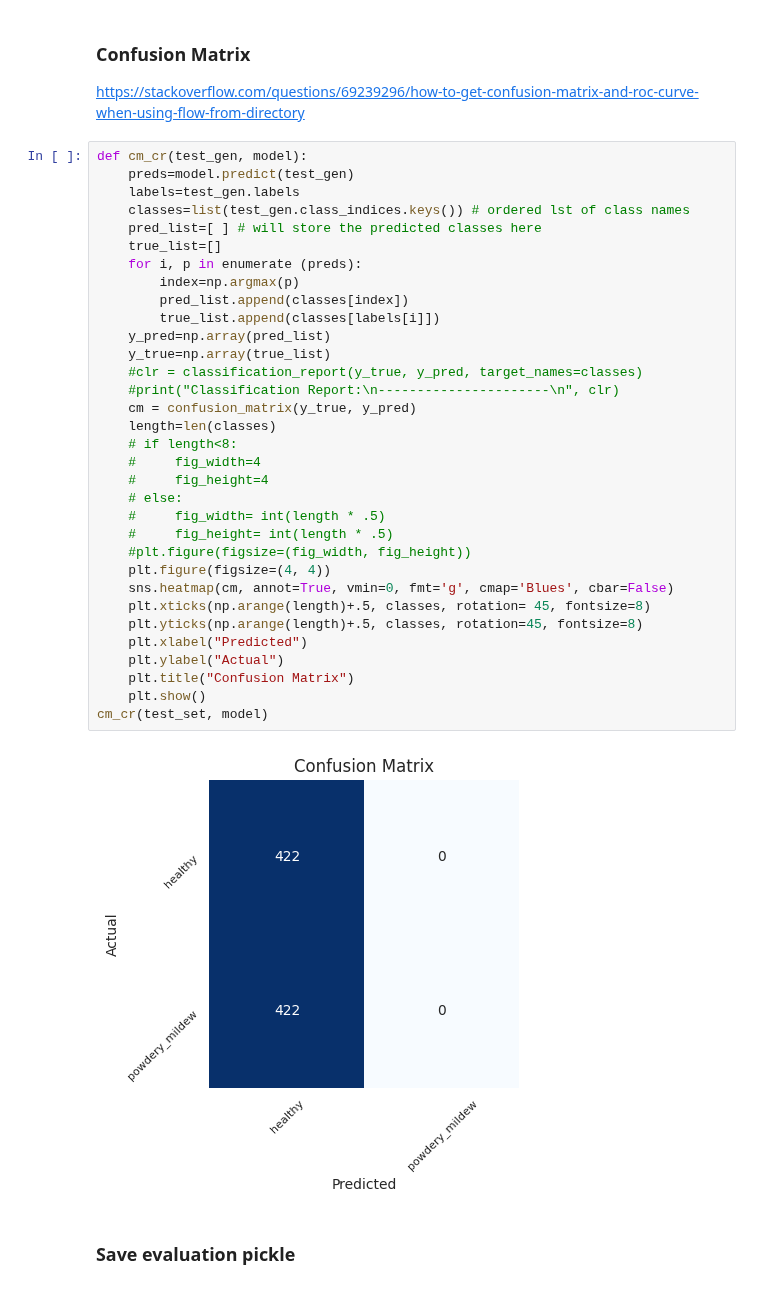
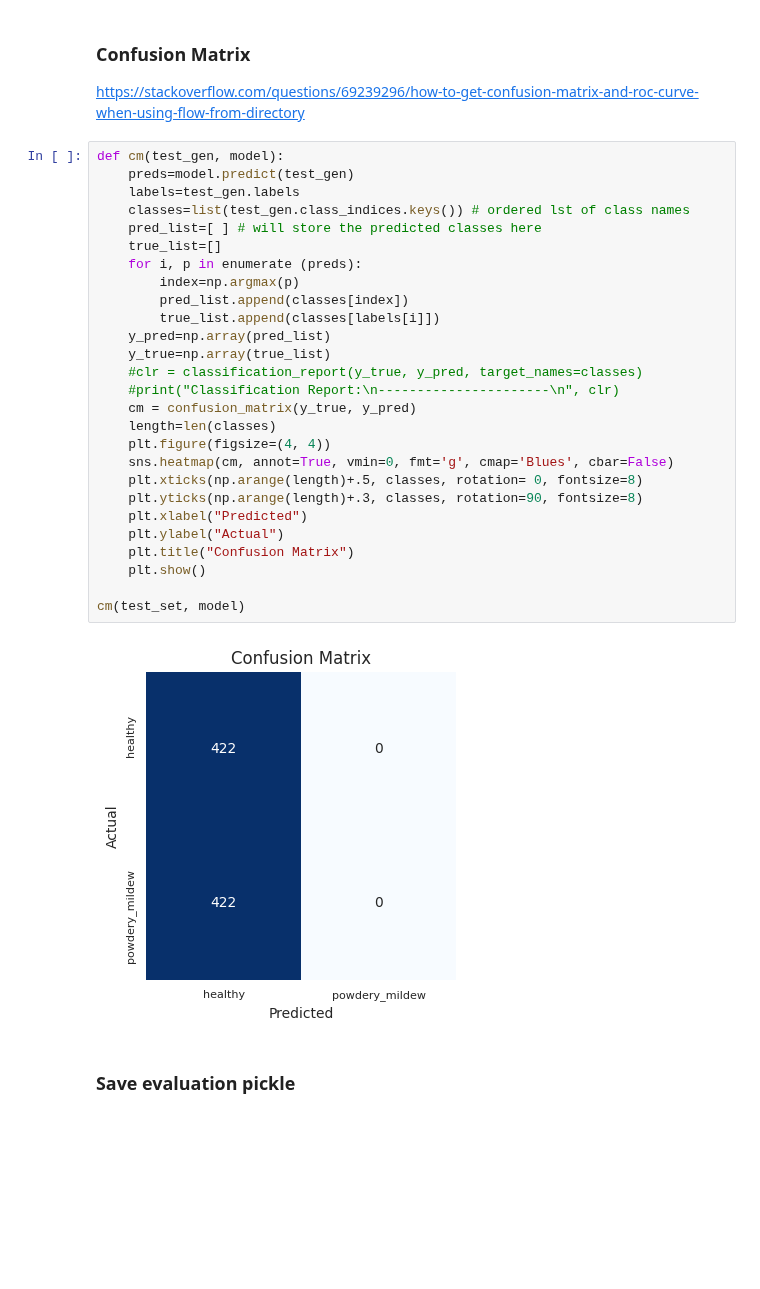
Before and after one commit to cla-cif/Cherry-Powdery-Mildew-Detector, a Jupyter notebook: jupyter_notebooks/ModellingEvaluating2.ipynb, the cells around one changed output. Cells and saved outputs as stored; diff of their text form; blank space fills up the shorter version.

Commit message:
modellingeval2: train model, debug confusion matrix function

```diff
--- a/jupyter_notebooks/ModellingEvaluating2.ipynb
+++ b/jupyter_notebooks/ModellingEvaluating2.ipynb
@@ -478,40 +484,34 @@ powdery_mildew       0.00      0.00      0.00       422
 ### Confusion Matrix
 https://stackoverflow.com/questions/69239296/how-to-get-confusion-matrix-and-roc-curve-when-using-flow-from-directory
 # %%
-def cm_cr(test_gen, model):
+def cm(test_gen, model):
     preds=model.predict(test_gen)
     labels=test_gen.labels
     classes=list(test_gen.class_indices.keys()) # ordered lst of class names
     pred_list=[ ] # will store the predicted classes here
     true_list=[]
     for i, p in enumerate (preds):
         index=np.argmax(p)
         pred_list.append(classes[index])
         true_list.append(classes[labels[i]])
     y_pred=np.array(pred_list)
     y_true=np.array(true_list)
     #clr = classification_report(y_true, y_pred, target_names=classes)
     #print("Classification Report:\n----------------------\n", clr)
     cm = confusion_matrix(y_true, y_pred)
     length=len(classes)
-    # if length<8:
-    #     fig_width=4
-    #     fig_height=4
-    # else:
-    #     fig_width= int(length * .5)
-    #     fig_height= int(length * .5)
-    #plt.figure(figsize=(fig_width, fig_height))
     plt.figure(figsize=(4, 4))
     sns.heatmap(cm, annot=True, vmin=0, fmt='g', cmap='Blues', cbar=False)
-    plt.xticks(np.arange(length)+.5, classes, rotation= 45, fontsize=8)
-    plt.yticks(np.arange(length)+.5, classes, rotation=45, fontsize=8)
+    plt.xticks(np.arange(length)+.5, classes, rotation= 0, fontsize=8)
+    plt.yticks(np.arange(length)+.3, classes, rotation=90, fontsize=8)
     plt.xlabel("Predicted")
     plt.ylabel("Actual")
     plt.title("Confusion Matrix")
     plt.show()
-cm_cr(test_set, model)
+
+cm(test_set, model)
 # %% [output]
-[figure, old version]
+[figure, new version]
 # %% [markdown]
 ### Save evaluation pickle
 # %%
```
Also changed, not shown: parts of 11 cells of this notebook, 4 other files.
